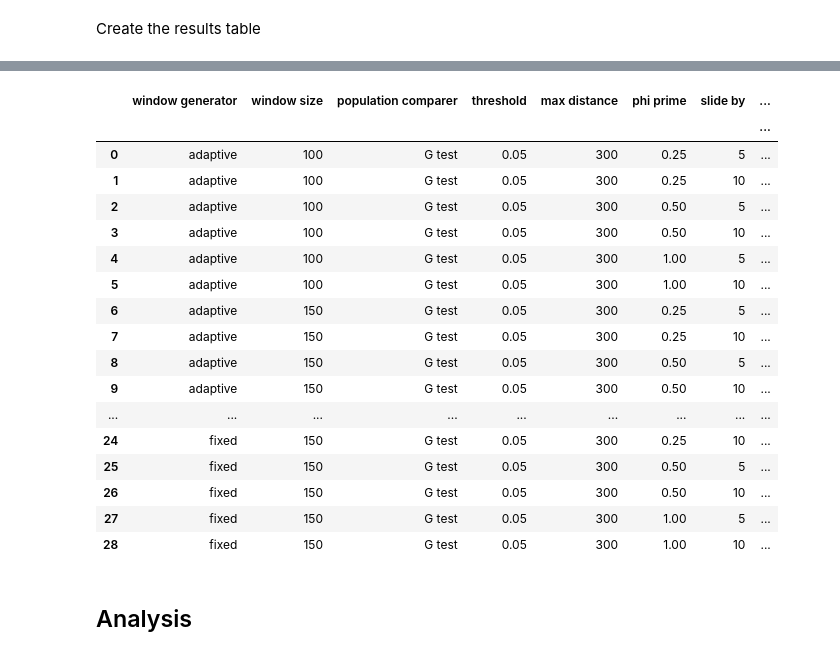
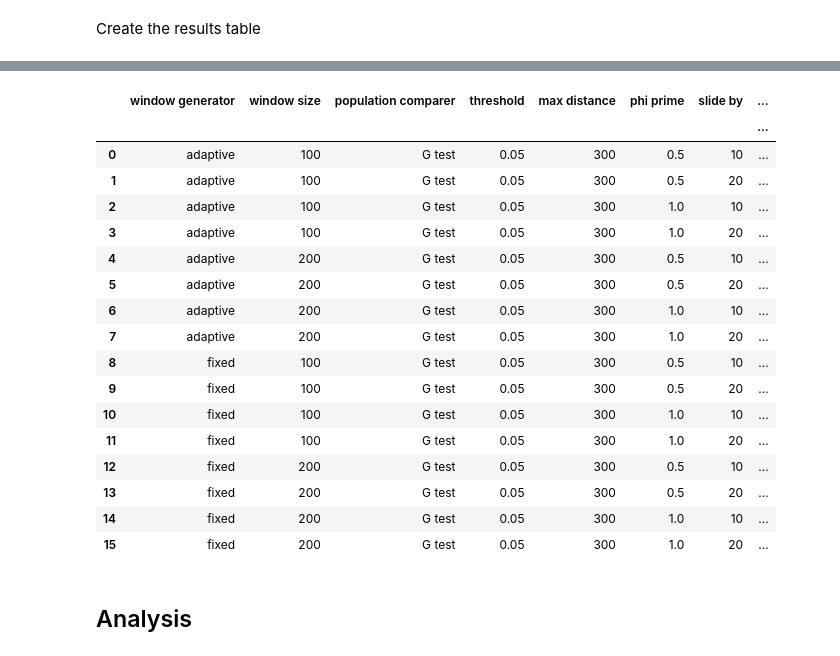
Before and after one commit to lennartebert/explaining_concept_drift, a Jupyter notebook: 41_analysis_synthetic_simple.ipynb, the cells around one changed output, grey strips where cells are left out. Saved outputs shown, nothing was run; the diff lists cells and outputs as text; code cells hidden in the pictures.

```diff
--- a/41_analysis_synthetic_simple.ipynb
+++ b/41_analysis_synthetic_simple.ipynb
@@ -42,53 +42,53 @@ config_columns = ['window generator', 'window size',
        'population comparer', 'threshold', 'max distance', 'phi prime',
        'slide by']
 
 # rename population comparers
 name_mapping = {
-       'ChiSquaredComparer': 'Chi Squared',
-       'GTestComparer': 'G test',
-       'HellingerDistanceComparer': 'Hellinger Dist.',
-       'KSTestPopComparer': 'KS test'
+       'ChiSquaredPC': 'Chi Squared',
+       'GTestPC': 'G test',
+       'HellingerDistancePC': 'Hellinger Dist.',
+       'KSTestPC': 'KS test'
 }
 results_df['population comparer'] = pd.Series([name_mapping[comparer] for comparer in results_df['population comparer']])
 
 results_df = results_df.groupby(by=config_columns).agg({
     'number of correct detections': ['sum'],
     'number of true changes': ['sum'],
     'number of detections': ['sum'],
     'precision': ['mean'],
     'recall': ['mean'],
     'f1 score': ['mean'],
     'lag': ['mean'],
     'compute time': ['mean']
 })
 
 results_df = results_df.reset_index()
 
 # recalculate precision, recall and f1
 results_df[('precision', 'true')] = results_df['number of correct detections'] / results_df['number of detections']
 results_df[('recall', 'true')] = results_df['number of correct detections'] / results_df['number of true changes']
 results_df[('f1 score', 'true')] = 2 / (1/results_df[('precision', 'true')] + 1/results_df[('recall', 'true')])
 
 results_df
 # %% [output]
 |  | window generator | window size | population comparer | threshold | max distance | phi prime | slide by | ... |
 |  |  |  |  |  |  |  |  | ... |
-| 0 | adaptive | 100 | G test | 0.05 | 300 | 0.25 | 5 | ... |
-| 1 | adaptive | 100 | G test | 0.05 | 300 | 0.25 | 10 | ... |
-| 2 | adaptive | 100 | G test | 0.05 | 300 | 0.50 | 5 | ... |
-| 3 | adaptive | 100 | G test | 0.05 | 300 | 0.50 | 10 | ... |
-| 4 | adaptive | 100 | G test | 0.05 | 300 | 1.00 | 5 | ... |
-| 5 | adaptive | 100 | G test | 0.05 | 300 | 1.00 | 10 | ... |
-| 6 | adaptive | 150 | G test | 0.05 | 300 | 0.25 | 5 | ... |
-| 7 | adaptive | 150 | G test | 0.05 | 300 | 0.25 | 10 | ... |
-| 8 | adaptive | 150 | G test | 0.05 | 300 | 0.50 | 5 | ... |
-| 9 | adaptive | 150 | G test | 0.05 | 300 | 0.50 | 10 | ... |
-| ... | ... | ... | ... | ... | ... | ... | ... | ... |
-| 24 | fixed | 150 | G test | 0.05 | 300 | 0.25 | 10 | ... |
-| 25 | fixed | 150 | G test | 0.05 | 300 | 0.50 | 5 | ... |
-| 26 | fixed | 150 | G test | 0.05 | 300 | 0.50 | 10 | ... |
-| 27 | fixed | 150 | G test | 0.05 | 300 | 1.00 | 5 | ... |
-| 28 | fixed | 150 | G test | 0.05 | 300 | 1.00 | 10 | ... |
+| 0 | adaptive | 100 | G test | 0.05 | 300 | 0.5 | 10 | ... |
+| 1 | adaptive | 100 | G test | 0.05 | 300 | 0.5 | 20 | ... |
+| 2 | adaptive | 100 | G test | 0.05 | 300 | 1.0 | 10 | ... |
+| 3 | adaptive | 100 | G test | 0.05 | 300 | 1.0 | 20 | ... |
+| 4 | adaptive | 200 | G test | 0.05 | 300 | 0.5 | 10 | ... |
+| 5 | adaptive | 200 | G test | 0.05 | 300 | 0.5 | 20 | ... |
+| 6 | adaptive | 200 | G test | 0.05 | 300 | 1.0 | 10 | ... |
+| 7 | adaptive | 200 | G test | 0.05 | 300 | 1.0 | 20 | ... |
+| 8 | fixed | 100 | G test | 0.05 | 300 | 0.5 | 10 | ... |
+| 9 | fixed | 100 | G test | 0.05 | 300 | 0.5 | 20 | ... |
+| 10 | fixed | 100 | G test | 0.05 | 300 | 1.0 | 10 | ... |
+| 11 | fixed | 100 | G test | 0.05 | 300 | 1.0 | 20 | ... |
+| 12 | fixed | 200 | G test | 0.05 | 300 | 0.5 | 10 | ... |
+| 13 | fixed | 200 | G test | 0.05 | 300 | 0.5 | 20 | ... |
+| 14 | fixed | 200 | G test | 0.05 | 300 | 1.0 | 10 | ... |
+| 15 | fixed | 200 | G test | 0.05 | 300 | 1.0 | 20 | ... |
 # %%
 # simplify by deleting non-interesting columns and getting rid of multiindex
 drop_columns = [('precision', 'mean'), ('recall', 'mean'), ('f1 score', 'mean'),
```
Also changed, not shown: parts of 3 cells of this notebook, 12 other files.
